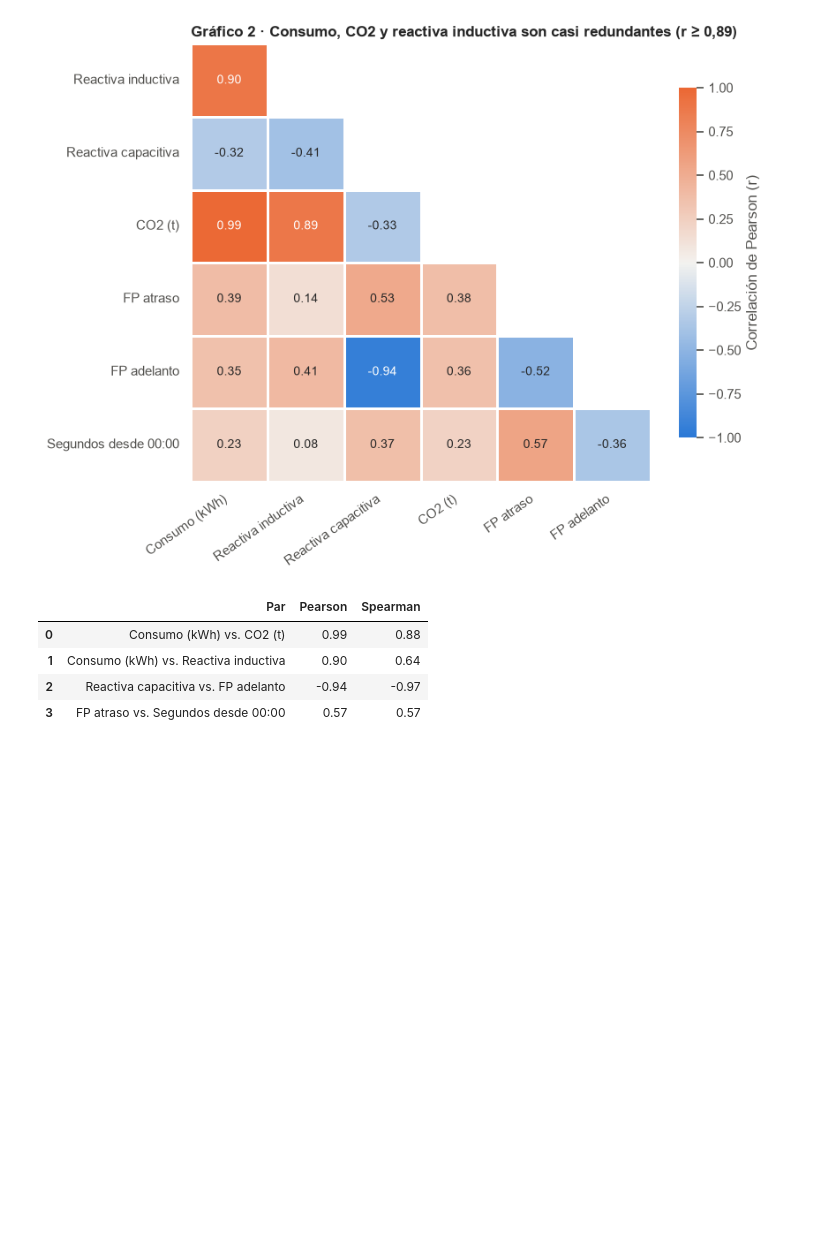
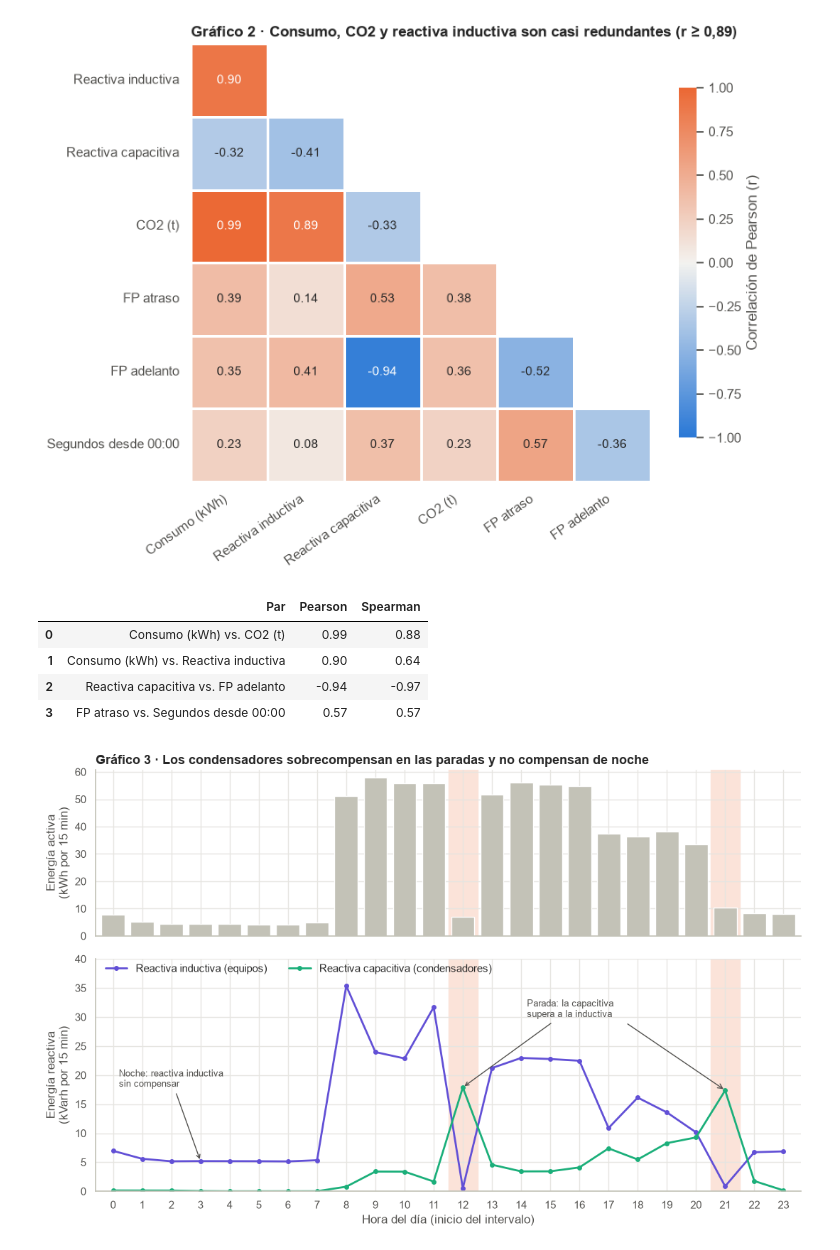
Before and after one commit to mariacaro-freefire/steel-energy-analytics, a Jupyter notebook: notebooks/02_EDA.ipynb, the cells around one changed output. Drawn from its saved outputs; the diff is of its cells as text; code cells hidden in the pictures; blank space fills up the shorter version.

Commit message:
EDA: gráfico 3 de reactiva por hora y cuantificación de penalizaciones

```diff
--- a/notebooks/02_EDA.ipynb
+++ b/notebooks/02_EDA.ipynb
@@ -23,6 +23,8 @@ FIG_DIR.mkdir(parents=True, exist_ok=True)   # crea la carpeta si no existe
 COLOR_LABORAL = "#2a78d6"
 COLOR_FINDE   = "#eb6834"
 COLOR_TEXTO   = "#52514e"
+COLOR_INDUCTIVA  = "#6250d6"   # violeta: reactiva de los equipos
+COLOR_CAPACITIVA = "#1baf7a"   # verde agua: reactiva de los condensadores
 
 # Estilo sobrio: cuadrícula suave para que destaquen los datos, no el fondo
 sns.set_theme(style="whitegrid", rc={
@@ -246,3 +248,55 @@ comparacion
 | 1 | Consumo (kWh) vs. Reactiva inductiva | 0.90 | 0.64 |
 | 2 | Reactiva capacitiva vs. FP adelanto | -0.94 | -0.97 |
 | 3 | FP atraso vs. Segundos desde 00:00 | 0.57 | 0.57 |
+# %%
+# =============================================================
+# Celda 8: GRÁFICO 3 - Reactiva inductiva vs. capacitiva por hora
+# =============================================================
+# Promedio por hora de la energía activa y de los dos tipos de reactiva
+por_hora = df.groupby("hora")[["consumo_kwh",
+                               "reactiva_inductiva_kvarh",
+                               "reactiva_capacitiva_kvarh"]].mean()
+
+# Dos paneles que comparten el eje X (sharex=True).
+# height_ratios da más altura al panel de reactiva, que es el protagonista.
+fig, (ax1, ax2) = plt.subplots(2, 1, figsize=(11, 7), sharex=True,
+                               gridspec_kw={"height_ratios": [1, 1.4]})
+
+# --- Panel superior: contexto de producción (gris, para no competir) ---
+ax1.bar(por_hora.index, por_hora["consumo_kwh"], color="#c3c2b7", width=0.8)
+ax1.set_ylabel("Energía activa\n(kWh por 15 min)")
+ax1.set_title("Gráfico 3 · Los condensadores sobrecompensan en las paradas y no compensan de noche")
+
+# --- Panel inferior: los dos tipos de reactiva ---
+ax2.plot(por_hora.index, por_hora["reactiva_inductiva_kvarh"], color=COLOR_INDUCTIVA,
+         linewidth=2, marker="o", markersize=4, label="Reactiva inductiva (equipos)")
+ax2.plot(por_hora.index, por_hora["reactiva_capacitiva_kvarh"], color=COLOR_CAPACITIVA,
+         linewidth=2, marker="o", markersize=4, label="Reactiva capacitiva (condensadores)")
+
+# Resaltamos las dos horas de parada (12:00 y 21:00) en AMBOS paneles,
+# para que el ojo conecte "baja la producción" con "sube la capacitiva".
+for hora_parada in [12, 21]:
+    for ax in (ax1, ax2):
+        ax.axvspan(hora_parada - 0.5, hora_parada + 0.5, color="#fbe3d9", zorder=0)
+
+# Anotaciones con el hallazgo (una sola caja de texto con dos flechas)
+ax2.annotate("Parada: la capacitiva\nsupera a la inductiva", xy=(12, 17.9), xytext=(14.2, 30),
+             fontsize=9, color=COLOR_TEXTO, arrowprops=dict(arrowstyle="->", color=COLOR_TEXTO))
+ax2.annotate("", xy=(21, 17.4), xytext=(17.6, 29),
+             arrowprops=dict(arrowstyle="->", color=COLOR_TEXTO))
+ax2.annotate("Noche: reactiva inductiva\nsin compensar", xy=(3, 5.2), xytext=(0.2, 18),
+             fontsize=9, color=COLOR_TEXTO, arrowprops=dict(arrowstyle="->", color=COLOR_TEXTO))
+
+ax2.set_ylabel("Energía reactiva\n(kVarh por 15 min)")
+ax2.set_xlabel("Hora del día (inicio del intervalo)")
+ax2.set_xticks(range(24))
+ax2.set_xlim(-0.6, 23.6)
+ax2.set_ylim(0, 40)
+ax2.legend(frameon=False, loc="upper left", bbox_to_anchor=(0, 1.02), ncol=2)
+
+sns.despine()
+plt.tight_layout()
+plt.savefig(FIG_DIR / "g3_reactiva_por_hora.png", dpi=150, bbox_inches="tight")
+plt.show()
+# %% [output]
+[figure, added]
```
Also changed, not shown: parts of 1 cell of this notebook, 1 other file.
